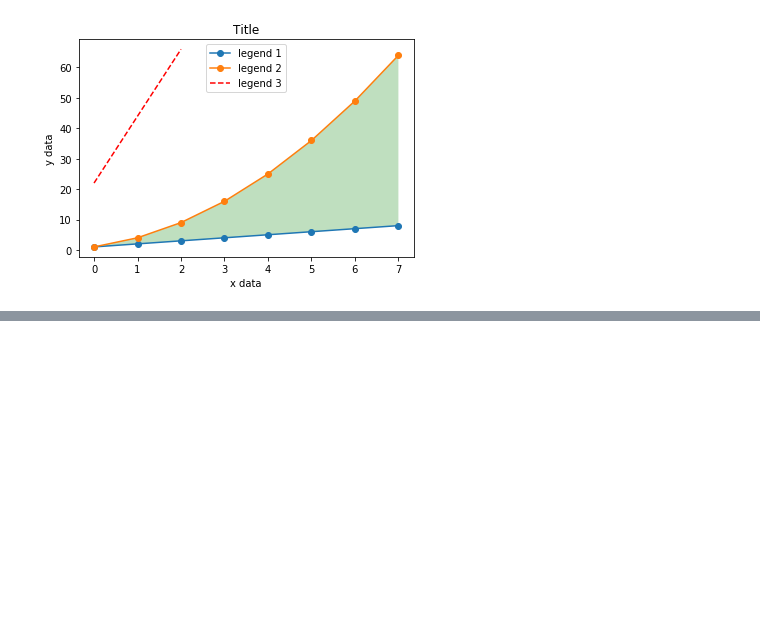
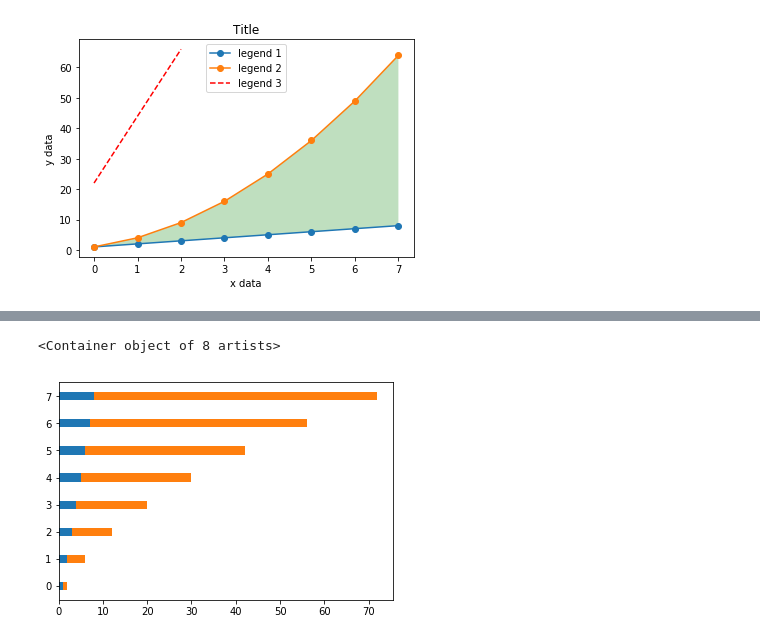
Before and after one commit to purple11261126/pandas, a Jupyter notebook: Python 数据可视化_01 基本图表.ipynb, the cells around one changed output, grey strips where cells are left out. Cells and saved outputs as stored; diff of their text form; code cells hidden in the pictures; blank space fills up the shorter version.

```diff
--- a/Python 数据可视化_01 基本图表.ipynb
+++ b/Python 数据可视化_01 基本图表.ipynb
@@ -127,0 +160,8 @@ array(['2018-01-01', '2018-01-02', '2018-01-03', '2018-01-04',
+# %%
+# 横向柱状图
+x_vals = list(range(len(linear_data)))
+plt.barh(x_vals, linear_data, height=0.3)
+plt.barh(x_vals, quadratic_data, height=0.3, left=linear_data)
+# %% [output]
+<Container object of 8 artists>
+[figure, added]
```
Also changed, not shown: parts of 5 cells of this notebook, 1 other file.
